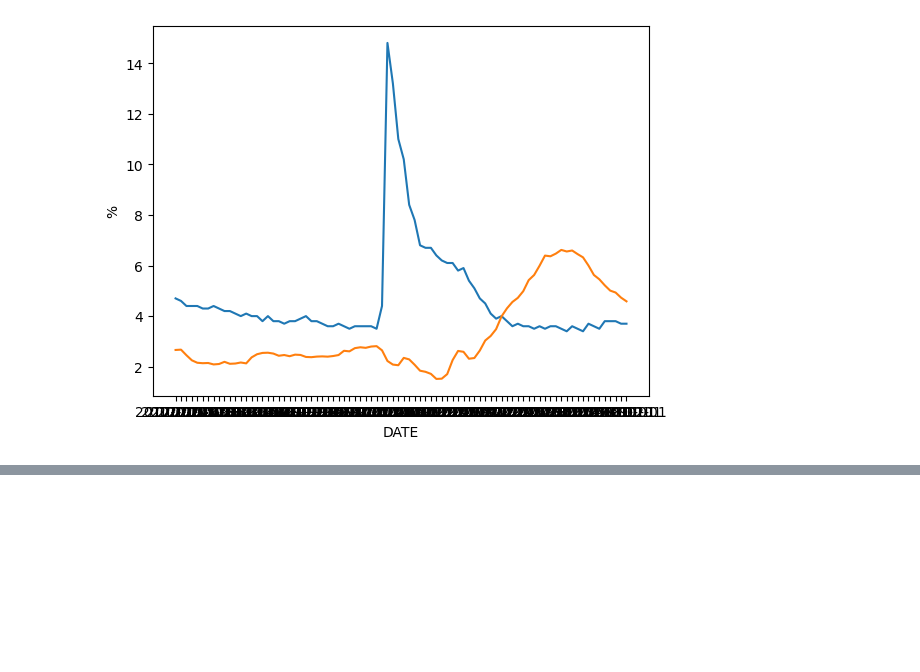
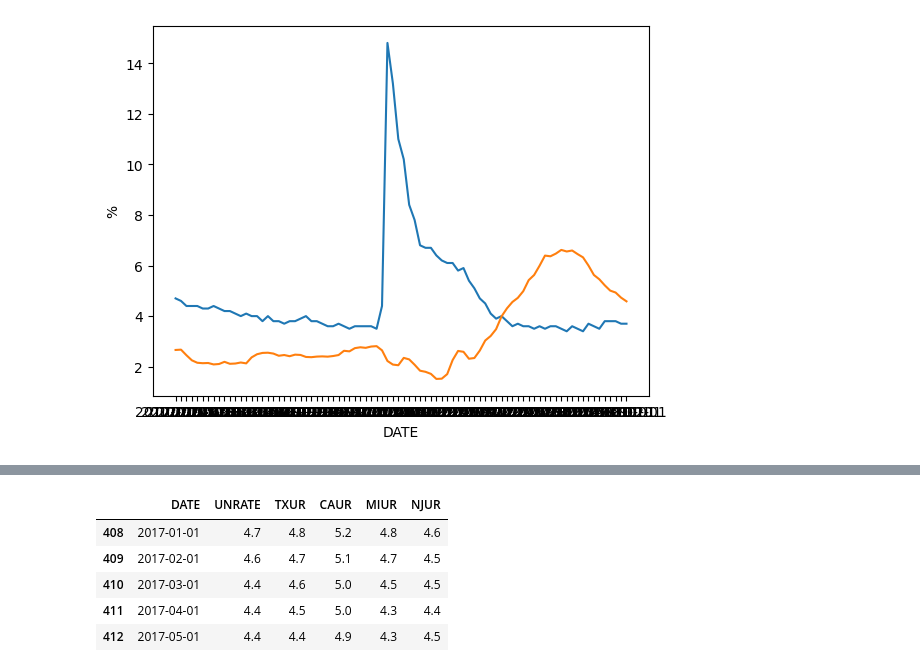
Before and after one commit to ElZackoGrande/Project1_Group2, a Jupyter notebook: Joel_Fred_Data_clean/Working Dataframe through Fred - NO API.ipynb, the cells around one changed output, grey strips where cells are left out. Saved outputs shown, nothing was run; the diff lists cells and outputs as text; code cells hidden in the pictures; blank space fills up the shorter version.

```diff
--- a/Joel_Fred_Data_clean/Working Dataframe through Fred - NO API.ipynb
+++ b/Joel_Fred_Data_clean/Working Dataframe through Fred - NO API.ipynb
@@ -122,0 +131,10 @@ Text(0.5, 0, 'DATE')
+# %%
+filtered_df_ura = filtered_df.iloc[:,0:6]
+filtered_df_ura.head()
+# %% [output]
+|  | DATE | UNRATE | TXUR | CAUR | MIUR | NJUR |
+| 408 | 2017-01-01 | 4.7 | 4.8 | 5.2 | 4.8 | 4.6 |
+| 409 | 2017-02-01 | 4.6 | 4.7 | 5.1 | 4.7 | 4.5 |
+| 410 | 2017-03-01 | 4.4 | 4.6 | 5.0 | 4.5 | 4.5 |
+| 411 | 2017-04-01 | 4.4 | 4.5 | 5.0 | 4.3 | 4.4 |
+| 412 | 2017-05-01 | 4.4 | 4.4 | 4.9 | 4.3 | 4.5 |
```
Also changed, not shown: parts of 4 cells of this notebook, 5 other files.
